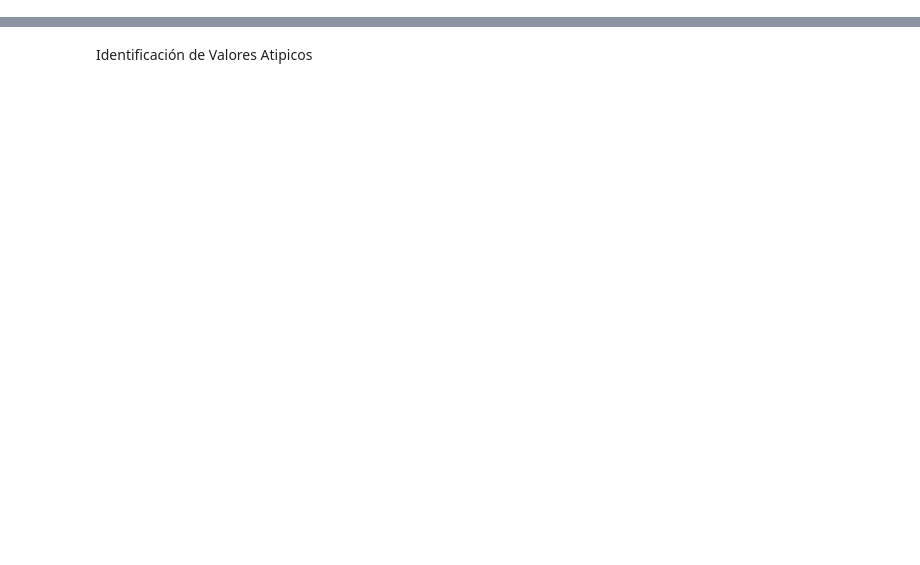
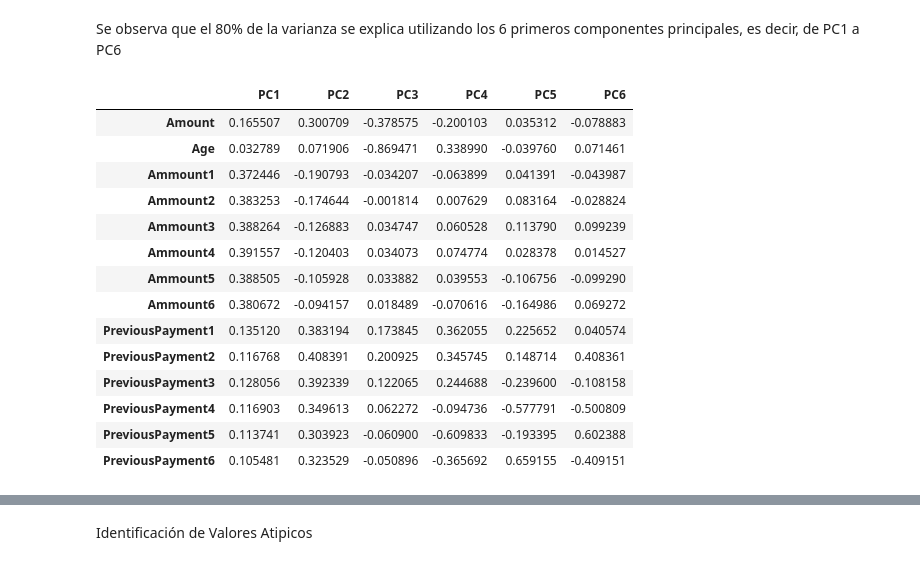
Before and after one commit to PosgradoMNA/actividades-del-projecto-equipo_69, a Jupyter notebook: Actividad_Semanal4.ipynb, the cells around one changed output, grey strips where cells are left out. Cells and saved outputs as stored; diff of their text form; code cells hidden in the pictures; blank space fills up the shorter version.

```diff
--- a/Actividad_Semanal4.ipynb
+++ b/Actividad_Semanal4.ipynb
@@ -326,0 +85,8 @@ Se incluyo X15 por ser la variable mas importente en PC1, el cual es el componen
+# %%
+#Se cambia el nombre de los headers
+df.columns=['ID','Amount','Gender','Education','Marital_status','Age','History1',
+            'History2','History3','History4','History5','History6','Ammount1','Ammount2',
+            'Ammount3','Ammount4','Ammount5','Ammount6','PreviousPayment1',
+            'PreviousPayment2','PreviousPayment3','PreviousPayment4','PreviousPayment5',
+            'PreviousPayment6','Prob']
+df.head(2)
@@ -326,0 +177,12 @@ Se incluyo X15 por ser la variable mas importente en PC1, el cual es el componen
+# %%
+pcs = PCA()
+#Se utiliza .fit para escalar los datos, aunque previamente ya se habian escalado usando Standard Scaler
+pcs.fit(preprocessing.scale(scaled_df.iloc[:, :].dropna(axis=0)))
+pcsSummary_df = pd.DataFrame({'Standard deviation': np.sqrt(pcs.explained_variance_),
+                             'Proportion of variance': pcs.explained_variance_ratio_,
+                             'Cumulative proportion': np.cumsum(pcs.explained_variance_ratio_)
+                             })
+pcsSummary_df = pcsSummary_df.transpose()
+pcsSummary_df.columns = ['PC{}'.format(i) for i in range(1, len(pcsSummary_df.columns) + 1)]
+#Se obtine matriz de Componentes principales.
+pcsSummary_df
@@ -326,0 +252,24 @@ Se incluyo X15 por ser la variable mas importente en PC1, el cual es el componen
+# %% [markdown]
+Se observa que el 80% de la varianza se explica utilizando los 6 primeros componentes principales, es decir, de PC1 a PC6
+# %%
+pcsComponents_df = pd.DataFrame(pcs.components_.transpose(),
+                                columns = pcsSummary_df.columns,
+                                index = df.iloc[:, :].columns
+                                )
+pcsComponents_df.iloc[:,:6]
+# %% [output]
+|  | PC1 | PC2 | PC3 | PC4 | PC5 | PC6 |
+| Amount | 0.165507 | 0.300709 | -0.378575 | -0.200103 | 0.035312 | -0.078883 |
+| Age | 0.032789 | 0.071906 | -0.869471 | 0.338990 | -0.039760 | 0.071461 |
+| Ammount1 | 0.372446 | -0.190793 | -0.034207 | -0.063899 | 0.041391 | -0.043987 |
+| Ammount2 | 0.383253 | -0.174644 | -0.001814 | 0.007629 | 0.083164 | -0.028824 |
+| Ammount3 | 0.388264 | -0.126883 | 0.034747 | 0.060528 | 0.113790 | 0.099239 |
+| Ammount4 | 0.391557 | -0.120403 | 0.034073 | 0.074774 | 0.028378 | 0.014527 |
+| Ammount5 | 0.388505 | -0.105928 | 0.033882 | 0.039553 | -0.106756 | -0.099290 |
+| Ammount6 | 0.380672 | -0.094157 | 0.018489 | -0.070616 | -0.164986 | 0.069272 |
+| PreviousPayment1 | 0.135120 | 0.383194 | 0.173845 | 0.362055 | 0.225652 | 0.040574 |
+| PreviousPayment2 | 0.116768 | 0.408391 | 0.200925 | 0.345745 | 0.148714 | 0.408361 |
+| PreviousPayment3 | 0.128056 | 0.392339 | 0.122065 | 0.244688 | -0.239600 | -0.108158 |
+| PreviousPayment4 | 0.116903 | 0.349613 | 0.062272 | -0.094736 | -0.577791 | -0.500809 |
+| PreviousPayment5 | 0.113741 | 0.303923 | -0.060900 | -0.609833 | -0.193395 | 0.602388 |
+| PreviousPayment6 | 0.105481 | 0.323529 | -0.050896 | -0.365692 | 0.659155 | -0.409151 |
```
Also changed, not shown: parts of 58 cells of this notebook.
